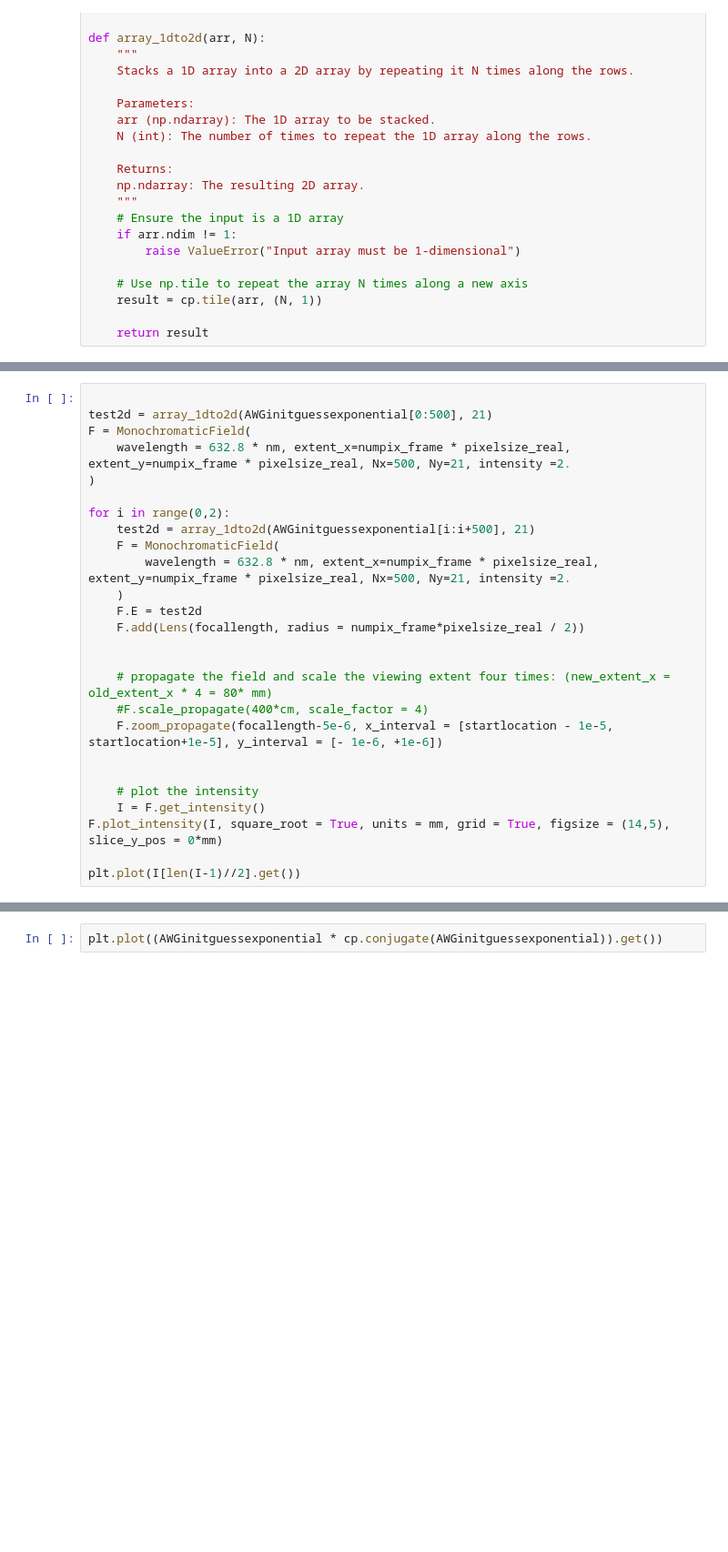
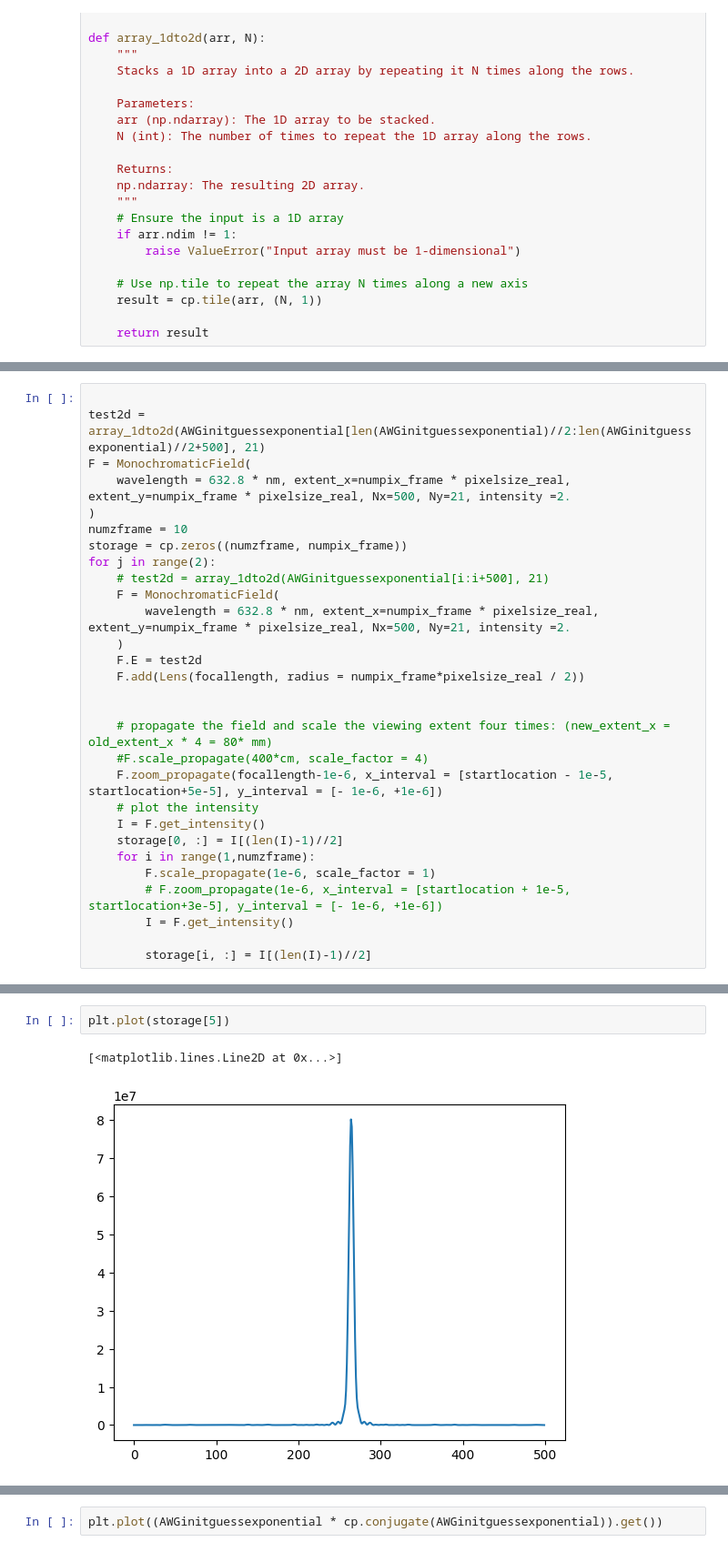
Before and after one commit to nsong03/Ultracold-Research, a Jupyter notebook: TweezerOptimization/AWGwaveformopt_outofplane.ipynb, the cells around one changed output, grey strips where cells are left out. Shown at 91% size. Cells and saved outputs as stored; diff of their text form; blank space fills up the shorter version.

```diff
--- a/TweezerOptimization/AWGwaveformopt_outofplane.ipynb
+++ b/TweezerOptimization/AWGwaveformopt_outofplane.ipynb
@@ -314,13 +316,14 @@ diffractsim.set_backend("CUDA") #Change the string to "CUDA" to use GPU accelera
 from diffractsim import MonochromaticField, Lens, nm, mm, cm, RectangularSlit
 # %%
 
-test2d = array_1dto2d(AWGinitguessexponential[0:500], 21)
+test2d = array_1dto2d(AWGinitguessexponential[len(AWGinitguessexponential)//2:len(AWGinitguessexponential)//2+500], 21)
 F = MonochromaticField(
     wavelength = 632.8 * nm, extent_x=numpix_frame * pixelsize_real, extent_y=numpix_frame * pixelsize_real, Nx=500, Ny=21, intensity =2.
 )
-
-for i in range(0,2):
-    test2d = array_1dto2d(AWGinitguessexponential[i:i+500], 21)
+numzframe = 10
+storage = cp.zeros((numzframe, numpix_frame))
+for j in range(2):
+    # test2d = array_1dto2d(AWGinitguessexponential[i:i+500], 21)
     F = MonochromaticField(
         wavelength = 632.8 * nm, extent_x=numpix_frame * pixelsize_real, extent_y=numpix_frame * pixelsize_real, Nx=500, Ny=21, intensity =2.
     )
@@ -330,11 +333,13 @@ for i in range(0,2):
 
     # propagate the field and scale the viewing extent four times: (new_extent_x = old_extent_x * 4 = 80* mm)
     #F.scale_propagate(400*cm, scale_factor = 4)
-    F.zoom_propagate(focallength-5e-6, x_interval = [startlocation - 1e-5, startlocation+1e-5], y_interval = [- 1e-6, +1e-6])
-
-
+    F.zoom_propagate(focallength-1e-6, x_interval = [startlocation - 1e-5, startlocation+5e-5], y_interval = [- 1e-6, +1e-6])
     # plot the intensity
     I = F.get_intensity()
-F.plot_intensity(I, square_root = True, units = mm, grid = True, figsize = (14,5), slice_y_pos = 0*mm)
+    storage[0, :] = I[(len(I)-1)//2]
+    for i in range(1,numzframe):
+        F.scale_propagate(1e-6, scale_factor = 1)
+        # F.zoom_propagate(1e-6, x_interval = [startlocation + 1e-5, startlocation+3e-5], y_interval = [- 1e-6, +1e-6])
+        I = F.get_intensity()
 
-plt.plot(I[len(I-1)//2].get())
+        storage[i, :] = I[(len(I)-1)//2]
@@ -349,0 +354,5 @@ plt.plot(I[9].get())
+# %%
+plt.plot(storage[5])
+# %% [output]
+[<matplotlib.lines.Line2D at 0x...>]
+[figure, added]
```
Also changed, not shown: parts of 17 cells of this notebook, 2 other files.
